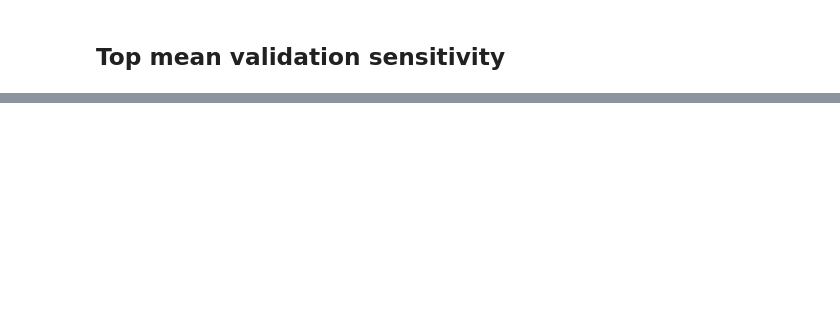
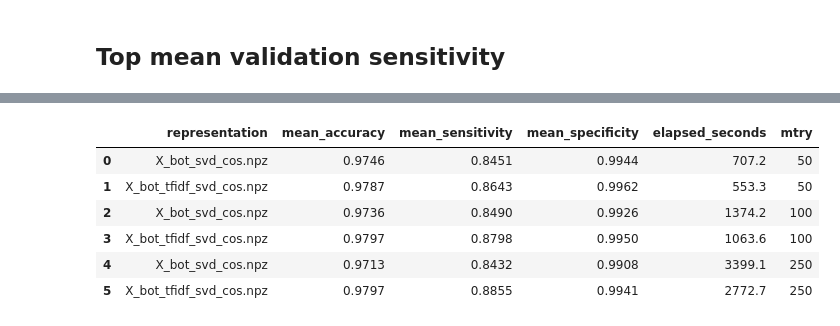
Before and after one commit to BigBangData/NaturalLanguageProcessing, a Jupyter notebook: TextAnalyticsWithR/13_RandomForests_4.ipynb, the cells around one changed output, grey strips where cells are left out. Saved outputs shown, nothing was run; the diff lists cells and outputs as text; code cells hidden in the pictures; blank space fills up the shorter version.

```diff
--- a/TextAnalyticsWithR/13_RandomForests_4.ipynb
+++ b/TextAnalyticsWithR/13_RandomForests_4.ipynb
@@ -99,0 +91,19 @@ f"{x['representation']}-{x['n_estimators']}-{x['max_depth']}-{x['max_features']}
+# %%
+import scipy.sparse as sp
+
+# load target
+raw_path = os.path.join("data","1_raw")
+filename = "y_train.csv"
+y = pd.read_csv(os.path.join(raw_path, filename))
+y = np.array(y.iloc[:,0].ravel())
+y[y=='ham'] = 0
+y[y=='spam'] = 1
+y = y.astype('int')
+
+# load 12 matrices
+proc_dir = os.path.join("data","2_processed")
+Xnames = ['X_bot_svd_cos.npz', 'X_bot_tfidf_svd_cos.npz']
+Xs = []
+for ix, X in enumerate(Xnames):
+    path_ = os.path.join(proc_dir, Xnames[ix])
+    Xs.append(sp.load_npz(path_))
@@ -99,0 +190,21 @@ f"{x['representation']}-{x['n_estimators']}-{x['max_depth']}-{x['max_features']}
+# %%
+# ACHTUNG! takes a long time
+gridsearch = gridsearchcv_wrapper(Xs,
+                                  Xnames,
+                                  y,
+                                  cv_seed=423,
+                                  rf_seed=514,
+                                  mtry_=[50, 100, 250],
+                                  trees=500,
+                                  max_leaf_nodes=99,
+                                  cv=10)
+# %%
+gridsearch
+# %% [output]
+|  | representation | mean_accuracy | mean_sensitivity | mean_specificity | elapsed_seconds | mtry |
+| 0 | X_bot_svd_cos.npz | 0.9746 | 0.8451 | 0.9944 | 707.2 | 50 |
+| 1 | X_bot_tfidf_svd_cos.npz | 0.9787 | 0.8643 | 0.9962 | 553.3 | 50 |
+| 2 | X_bot_svd_cos.npz | 0.9736 | 0.8490 | 0.9926 | 1374.2 | 100 |
+| 3 | X_bot_tfidf_svd_cos.npz | 0.9797 | 0.8798 | 0.9950 | 1063.6 | 100 |
+| 4 | X_bot_svd_cos.npz | 0.9713 | 0.8432 | 0.9908 | 3399.1 | 250 |
+| 5 | X_bot_tfidf_svd_cos.npz | 0.9797 | 0.8855 | 0.9941 | 2772.7 | 250 |
```
Also changed, not shown: parts of 34 cells of this notebook, 2 other files.
